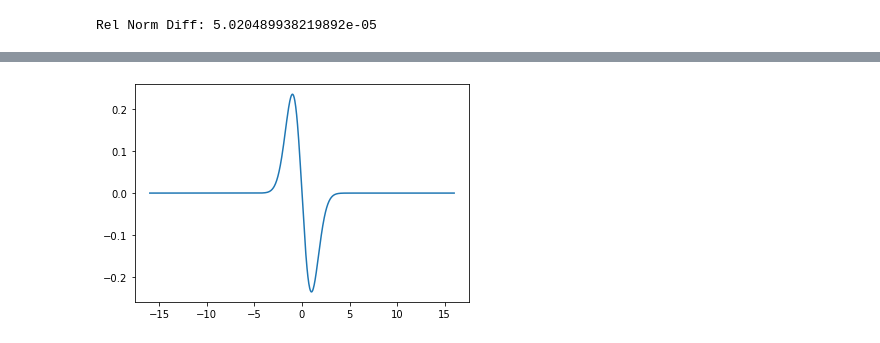
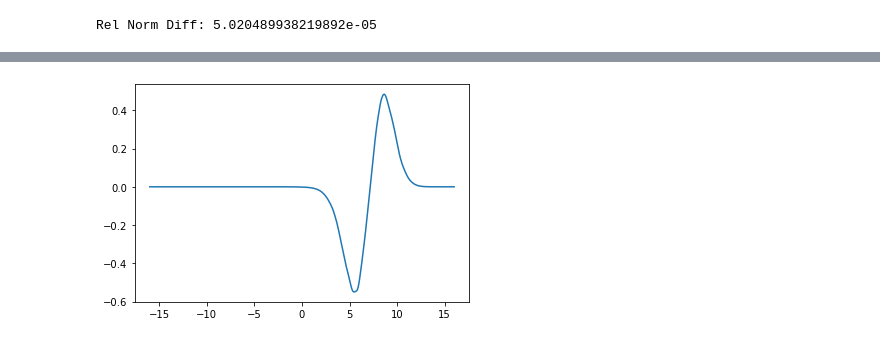
Before and after one commit to kbcollins/tdse, a Jupyter notebook: chebyshev/forward-tdse-cheb.ipynb, the cells around one changed output, grey strips where cells are left out. Cells and saved outputs as stored; diff of their text form; code cells hidden in the pictures.

```diff
--- a/chebyshev/forward-tdse-cheb.ipynb
+++ b/chebyshev/forward-tdse-cheb.ipynb
@@ -19,7 +19,7 @@ xvec, dx = np.linspace(-L, L, nx, retstep=True)
 nF = 128
 # matrix for converting Fourier basis coefficients to real space values
 Fnvec = np.arange(-nF, nF + 1) # Fnvec=-nfb,...,0,...,nfb
-FtoRmat = (1 / np.sqrt(2 * L)) * np.exp(1j * np.pi * np.outer(Fnvec, xvec) / L)
+Fcnvrtmat = (1 / np.sqrt(2 * L)) * np.exp(1j * np.pi * np.outer(Fnvec, xvec) / L)
 # %%
 # define potential for generating training data
 
@@ -56,0 +46,27 @@ Fvvec = (np.fft.rfft(v(Fxvec)) / Fxvec.size)[:(2 * nF + 1)]
+# %%
+# to make a toeplitz matrix by hand (which is also
+# JAX grad/jacobian compliant) we use NumPy/JAX's
+# advance indexing functionality
+# first make a vector indexing matrix which is used
+# to construct the toeplitz matrix:
+# toepindx = ((-1) * np.arange(0, ntoepelm)).reshape(ntoepelm, 1) + [np.arange(ntoepelm  -1, 2 * ntoepelm - 1)]
+# then make a vector which is used to form the
+# toeplitz matrix like:
+# toepvec = np.concatenate([np.flipud(toeprow.conj()), toeprow[1:]])
+# finally make the toeplitz matrix:
+# toepmat = toeprepvec[toepindx]
+ntoeelms = 2 * nF + 1
+toeindx = ((-1) * np.arange(0, ntoeelms)).reshape(ntoeelms, 1) + [np.arange(ntoeelms  -1, 2 * ntoeelms - 1)]
+
+def mkvmatfft(vfn):
+    # res adjusts the Fourier transform resolution
+    # if res = 1, then nsamples = 2 * nF, which is the
+    # Nyquist frequency (most course resolution?)
+    res = 100
+    nsamples = res * 2 * nF
+    x = np.linspace(-L, L, nsamples + 2, endpoint=False)
+    vvec = (np.fft.rfft(vfn(x)) / x.size)[:(2 * nF + 1)]
+    vtoeprow = vvec * (-1)**np.arange(ntoeelms)
+    vtoepvec = np.concatenate([np.flipud(vtoeprow.conj()), vtoeprow[1:]])
+    # make toeplitz matrix
+    return vtoepvec[toeindx]
@@ -138,12 +149,13 @@ toeindx = ((-1) * np.arange(0, ntoeelms)).reshape(ntoeelms, 1) + [np.arange(ntoe
 # (this is constant for a given system)
 kmat = np.diag(np.arange(-nF, nF + 1)**2 * np.pi**2 / (2 * L**2))
 
-# store the Fourier series coefficients for n-m=0 to n-m=2*nmax
-# as a vector can can be used to construct a toeplitz matrix
-Fvtoerow = Fvvec * (-1)**np.arange(ntoeelms)
-Fvtoevec = np.concatenate([np.flipud(Fvtoerow.conj()), Fvtoerow[1:]])
-# make potential matrix from Fvtoevec
-Fvmat = Fvtoevec[toeindx]
+def vrndpert(x):
+    return v(x) + (10) * np.random.default_rng(1234).random(len(x)) - 5
+
+# build potential matrix
+# Fvmat = mkvmatfft(v)
+Fvmat = mkvmatfft(vrndpert)
+# Fvmat = mkvmatquad(v)
 
 # construct the Hamiltonian matrix representation of the
 # Hamiltonian operator in the Fourier basis
@@ -196,16 +208,16 @@ Check of Ground state' normalization (should be close to 1):
 # %%
 # pick out and plot the j-th state with j starting at 0
-wavefn = Fstts[:,ordering[1]] @ FtoRmat
+wavefn = Fstts[:,ordering[1]] @ Fcnvrtmat
 plt.plot(xvec, np.imag(wavefn))
 plt.show()
 
 # quick and dirty check if the ground state wave function
 # is normalized
 print('Quick check of Ground state\' normalization (should be close to 1):', np.sum(np.abs(wavefn)**2 * (xvec[1]-xvec[0])), sep='\n')
 
 # this should be a more accurate check of the ground state
 # wave functions' normalization
 print('Check of Ground state\' normalization (should be close to 1):', si.trapezoid(np.abs(wavefn)**2, xvec), sep='\n')
 # %% [output]
-[figure, old version]
+[figure, new version]
 Quick check of Ground state' normalization (should be close to 1):
```
Also changed, not shown: parts of 15 cells of this notebook, 1 other file.
